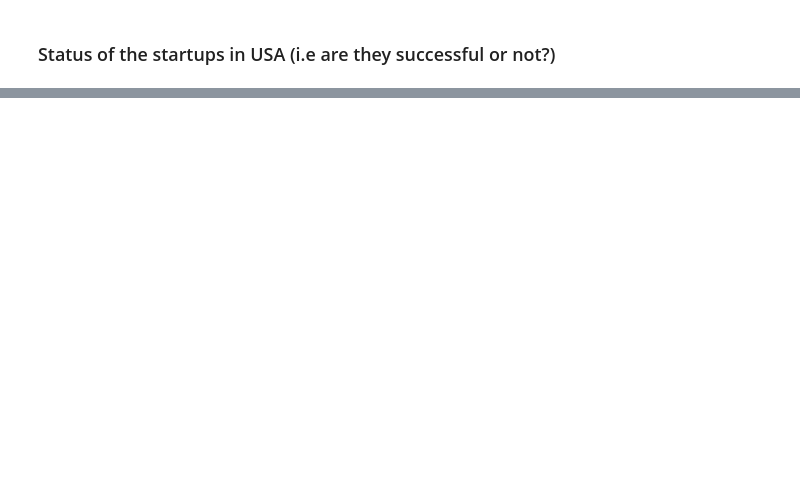
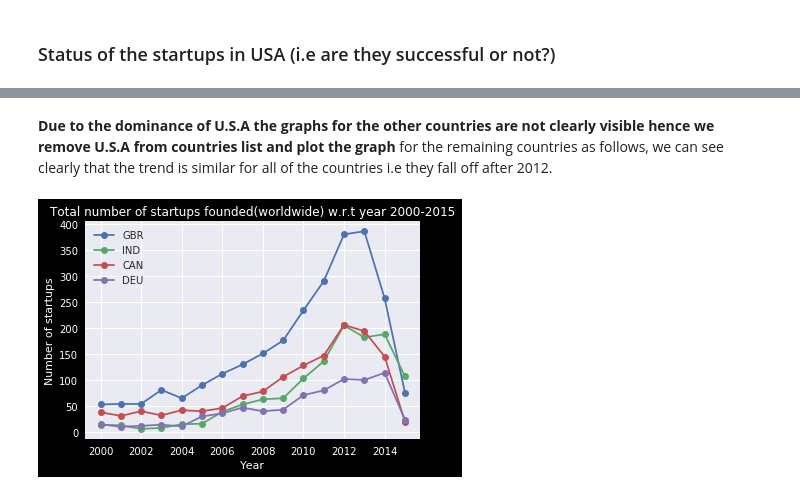
Before and after one commit to saichowdaryg/ECE143project, a Jupyter notebook: Final2.ipynb, the cells around one changed output, grey strips where cells are left out. Saved outputs shown, nothing was run; the diff lists cells and outputs as text; code cells hidden in the pictures; blank space fills up the shorter version.

```diff
--- a/Final2.ipynb
+++ b/Final2.ipynb
@@ -295,0 +343,6 @@ get_top_5_country_plot()
+# %% [markdown]
+__Due to the dominance of U.S.A the graphs for the other countries are not clearly visible hence we remove U.S.A from countries list and plot the graph__ for the remaining countries as follows, we can see clearly that the trend is similar for all of the countries i.e they fall off after 2012.
+# %%
+get_top_country_plot(companies,countries[1:])
+# %% [output]
+[figure, added]
```
Also changed, not shown: parts of 55 cells of this notebook.
